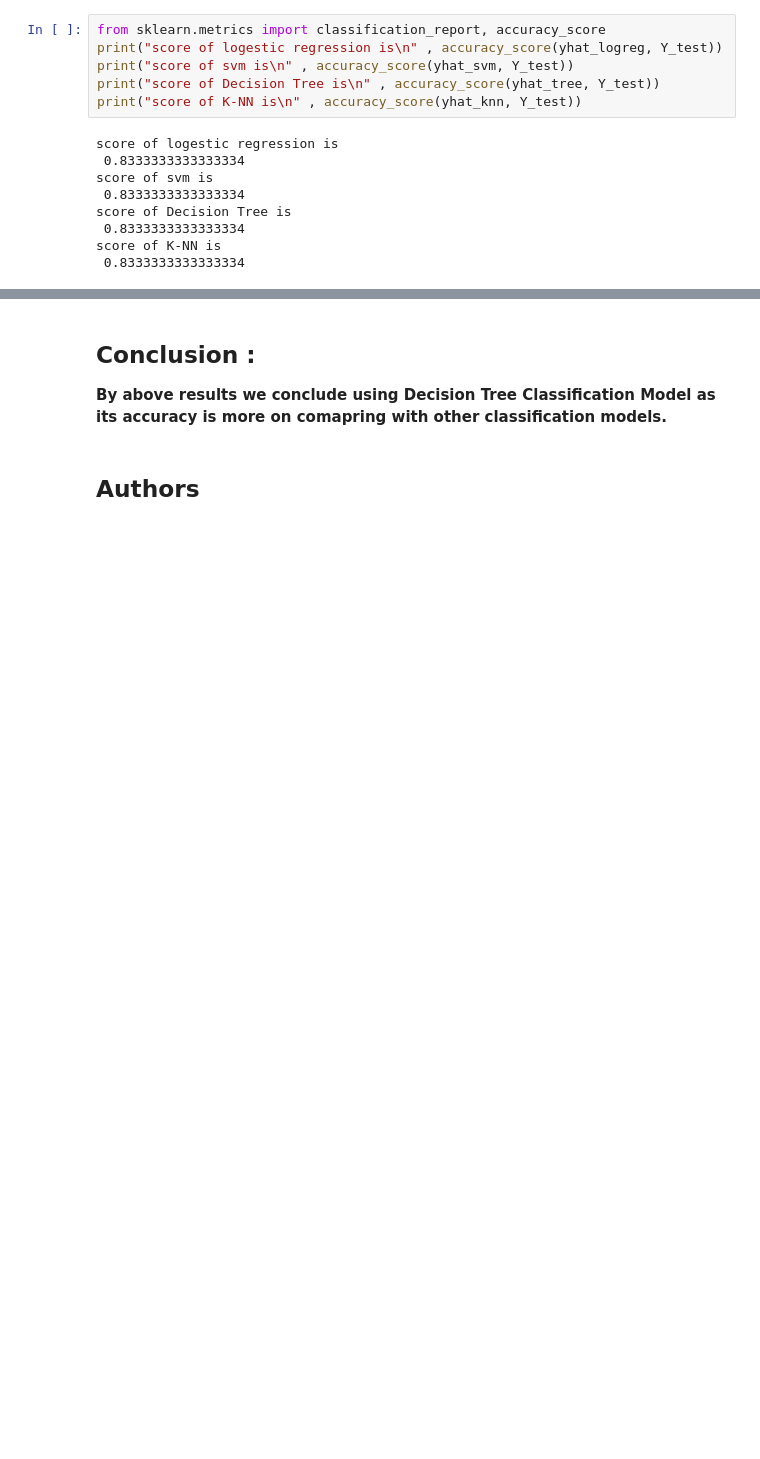
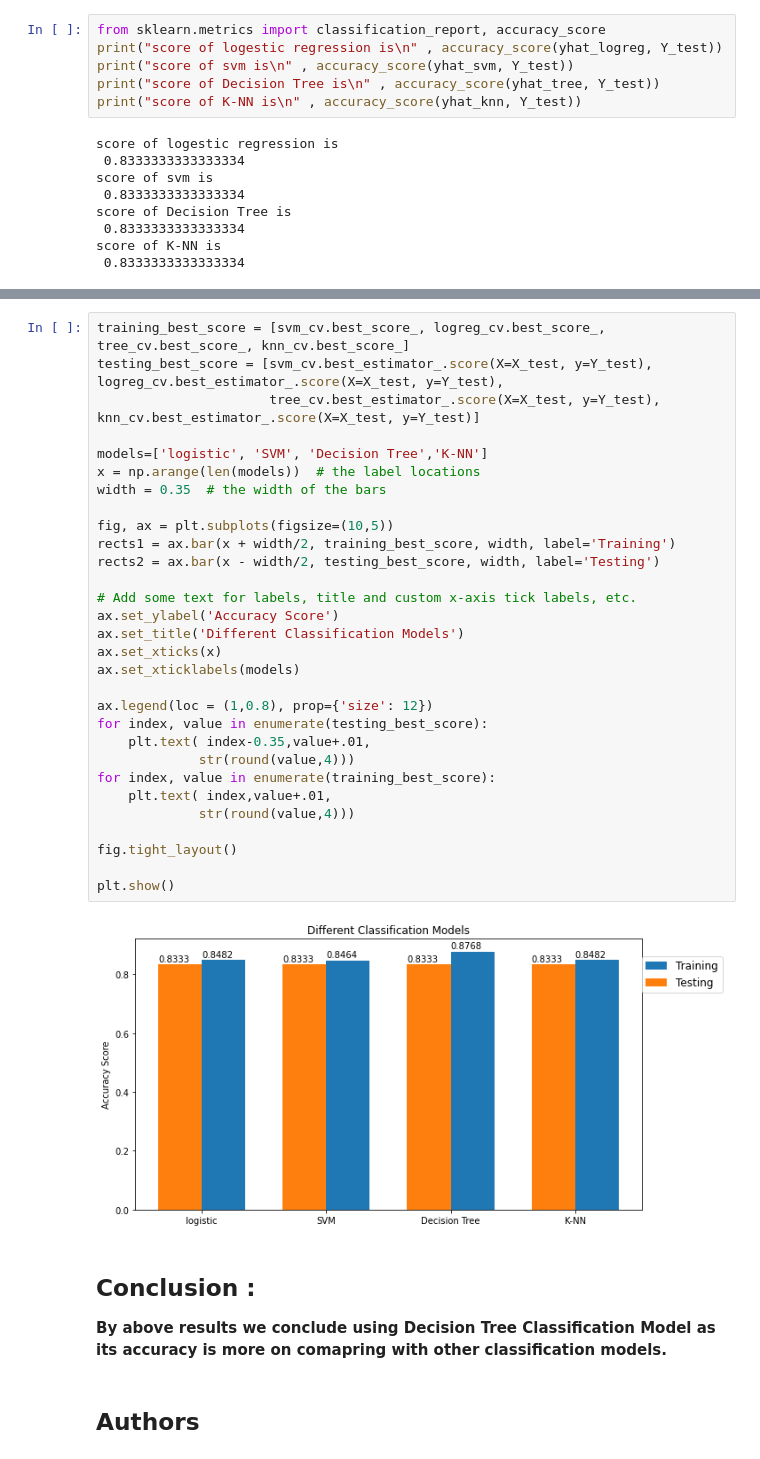
Before and after one commit to byre1/Applied-Data-Science-Capstone, a Jupyter notebook: SpaceX_Machine_Learning_Prediction_Part_5.ipynb, the cells around one changed output, grey strips where cells are left out. Saved outputs shown, nothing was run; the diff lists cells and outputs as text; blank space fills up the shorter version.

```diff
--- a/SpaceX_Machine_Learning_Prediction_Part_5.ipynb
+++ b/SpaceX_Machine_Learning_Prediction_Part_5.ipynb
@@ -356,3 +339,35 @@ fig.show()
+# %%
+training_best_score = [svm_cv.best_score_, logreg_cv.best_score_, tree_cv.best_score_, knn_cv.best_score_]
+testing_best_score = [svm_cv.best_estimator_.score(X=X_test, y=Y_test), logreg_cv.best_estimator_.score(X=X_test, y=Y_test),
+                      tree_cv.best_estimator_.score(X=X_test, y=Y_test), knn_cv.best_estimator_.score(X=X_test, y=Y_test)]
+
+models=['logistic', 'SVM', 'Decision Tree','K-NN']
+x = np.arange(len(models))  # the label locations
+width = 0.35  # the width of the bars
+
+fig, ax = plt.subplots(figsize=(10,5))
+rects1 = ax.bar(x + width/2, training_best_score, width, label='Training')
+rects2 = ax.bar(x - width/2, testing_best_score, width, label='Testing')
+
+# Add some text for labels, title and custom x-axis tick labels, etc.
+ax.set_ylabel('Accuracy Score')
+ax.set_title('Different Classification Models')
+ax.set_xticks(x)
+ax.set_xticklabels(models)
+
+ax.legend(loc = (1,0.8), prop={'size': 12})
+for index, value in enumerate(testing_best_score):
+    plt.text( index-0.35,value+.01,
+             str(round(value,4)))
+for index, value in enumerate(training_best_score):
+    plt.text( index,value+.01,
+             str(round(value,4)))
+
+fig.tight_layout()
+
+plt.show()
+# %% [output]
+[figure, added]
 # %% [markdown]
 <h2> Conclusion :</h2>
 <p>
```
Also changed, not shown: parts of 2 cells of this notebook.
